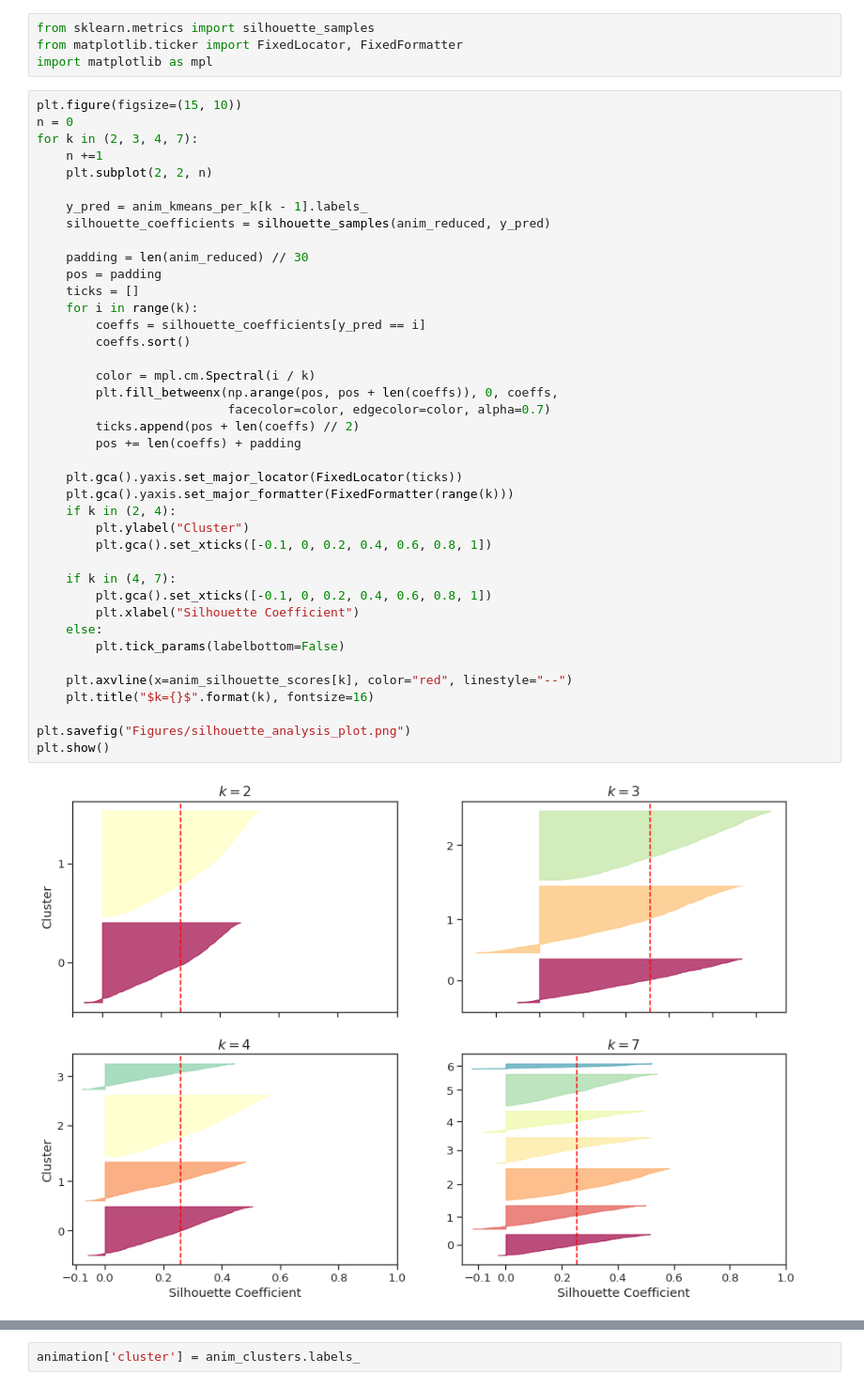
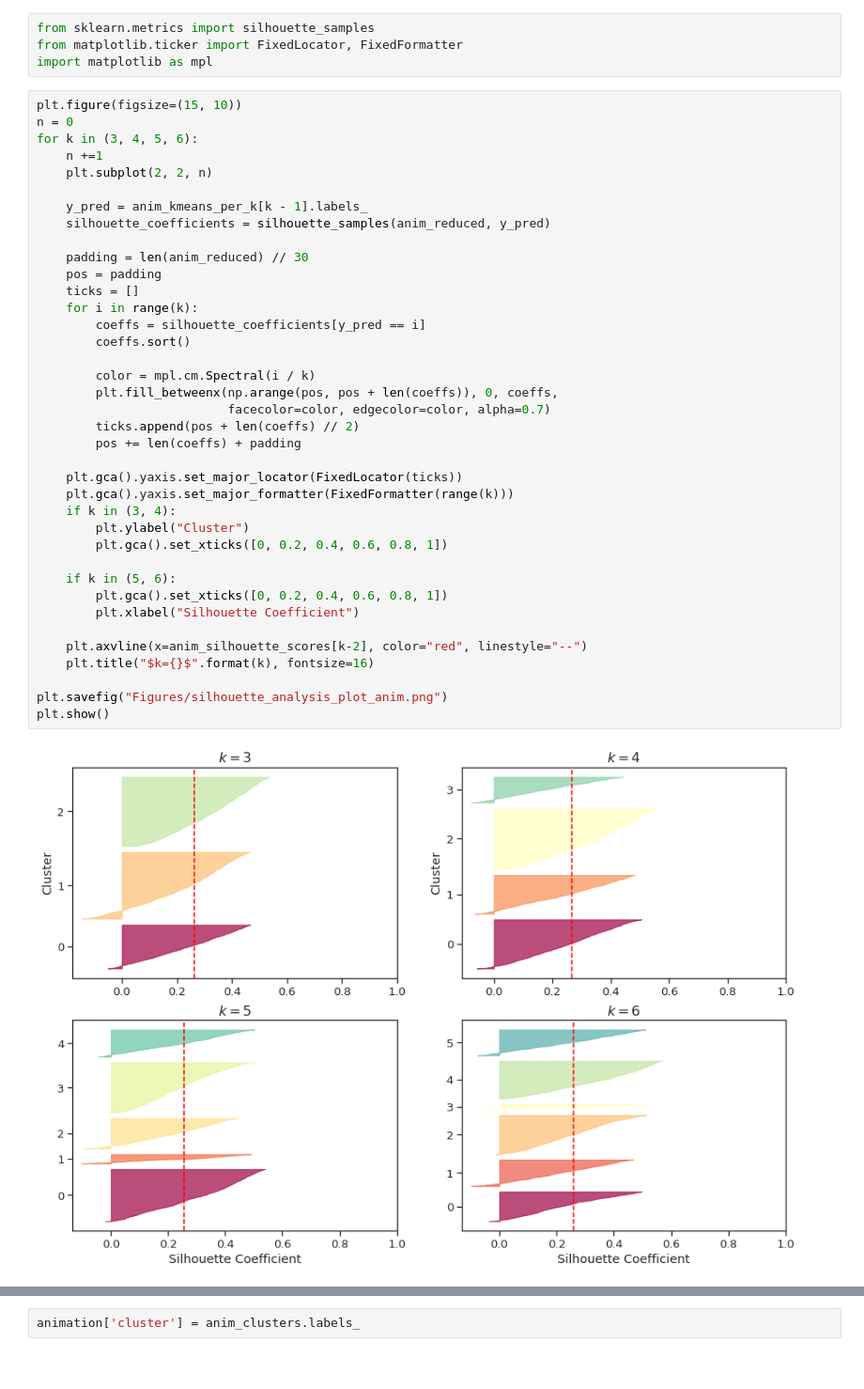
Before and after one commit to andresdha/Letterboxd_Data, a Jupyter notebook: Letterboxd Data Analysis.ipynb, the cells around one changed output, grey strips where cells are left out. Shown at 94% size. Drawn from its saved outputs; the diff is of its cells as text.

```diff
--- a/Letterboxd Data Analysis.ipynb
+++ b/Letterboxd Data Analysis.ipynb
@@ -1503,44 +1503,42 @@ import matplotlib as mpl
 # %%
 plt.figure(figsize=(15, 10))
 n = 0
-for k in (2, 3, 4, 7):
+for k in (3, 4, 5, 6):
     n +=1
     plt.subplot(2, 2, n)
 
     y_pred = anim_kmeans_per_k[k - 1].labels_
     silhouette_coefficients = silhouette_samples(anim_reduced, y_pred)
 
     padding = len(anim_reduced) // 30
     pos = padding
     ticks = []
     for i in range(k):
         coeffs = silhouette_coefficients[y_pred == i]
         coeffs.sort()
 
         color = mpl.cm.Spectral(i / k)
         plt.fill_betweenx(np.arange(pos, pos + len(coeffs)), 0, coeffs,
                           facecolor=color, edgecolor=color, alpha=0.7)
         ticks.append(pos + len(coeffs) // 2)
         pos += len(coeffs) + padding
 
     plt.gca().yaxis.set_major_locator(FixedLocator(ticks))
     plt.gca().yaxis.set_major_formatter(FixedFormatter(range(k)))
-    if k in (2, 4):
+    if k in (3, 4):
         plt.ylabel("Cluster")
-        plt.gca().set_xticks([-0.1, 0, 0.2, 0.4, 0.6, 0.8, 1])
+        plt.gca().set_xticks([0, 0.2, 0.4, 0.6, 0.8, 1])
 
-    if k in (4, 7):
-        plt.gca().set_xticks([-0.1, 0, 0.2, 0.4, 0.6, 0.8, 1])
+    if k in (5, 6):
+        plt.gca().set_xticks([0, 0.2, 0.4, 0.6, 0.8, 1])
         plt.xlabel("Silhouette Coefficient")
-    else:
-        plt.tick_params(labelbottom=False)
 
-    plt.axvline(x=anim_silhouette_scores[k], color="red", linestyle="--")
+    plt.axvline(x=anim_silhouette_scores[k-2], color="red", linestyle="--")
     plt.title("$k={}$".format(k), fontsize=16)
 
-plt.savefig("Figures/silhouette_analysis_plot.png")
+plt.savefig("Figures/silhouette_analysis_plot_anim.png")
 plt.show()
 # %% [output]
-[figure, old version]
+[figure, new version]
 # %% [markdown]
 ### Visualizing Clusters
```
Also changed, not shown: parts of 44 cells of this notebook, 13 other files.
